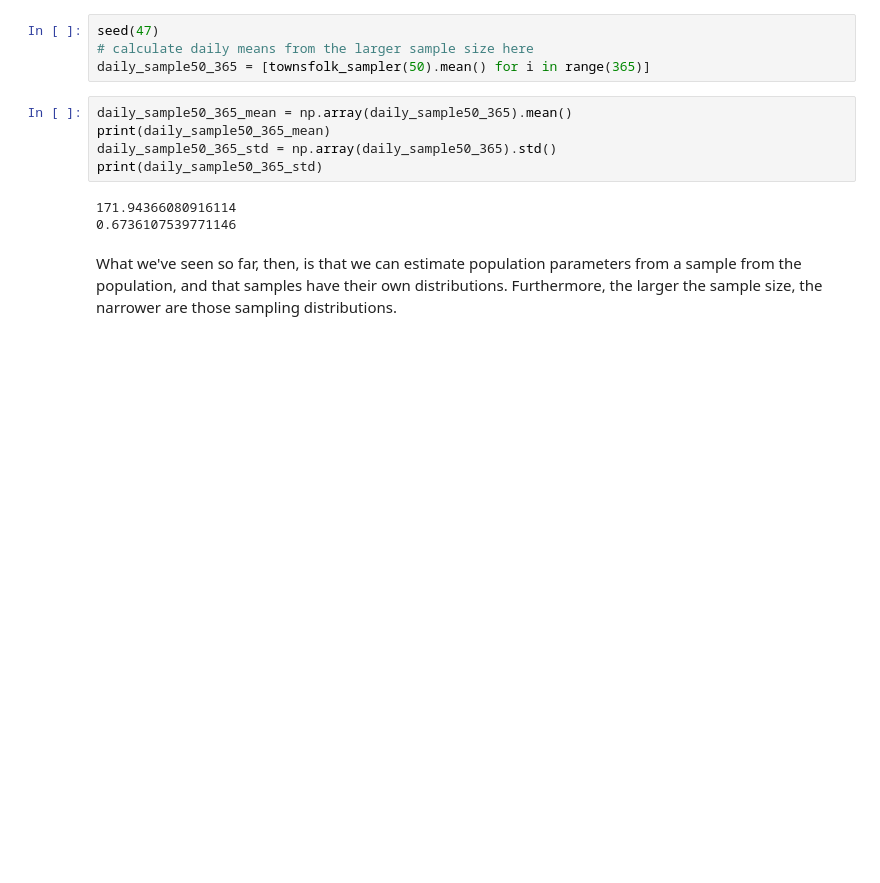
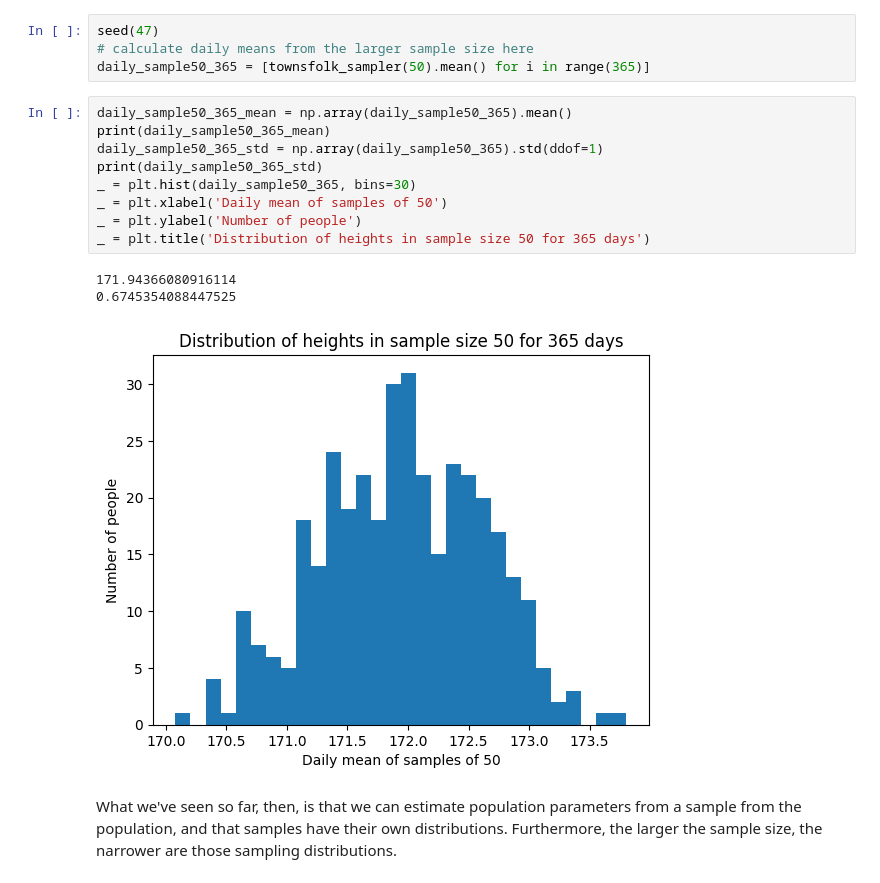
Before and after one commit to dqminhv/Frequentist_Inference_A, a Jupyter notebook: Frequentist Inference Case Study - Part A (3).ipynb, the cells around one changed output. Saved outputs shown, nothing was run; the diff lists cells and outputs as text; blank space fills up the shorter version.

```diff
--- a/Frequentist Inference Case Study - Part A (3).ipynb
+++ b/Frequentist Inference Case Study - Part A (3).ipynb
@@ -276,14 +276,19 @@ __A:__
 seed(47)
 # calculate daily means from the larger sample size here
 daily_sample50_365 = [townsfolk_sampler(50).mean() for i in range(365)]
-# %%
-daily_sample50_365_mean = np.array(daily_sample50_365).mean()
-print(daily_sample50_365_mean)
-daily_sample50_365_std = np.array(daily_sample50_365).std()
-print(daily_sample50_365_std)
-# %% [output]
-171.94366080916114
-0.6736107539771146
+# %%
+daily_sample50_365_mean = np.array(daily_sample50_365).mean()
+print(daily_sample50_365_mean)
+daily_sample50_365_std = np.array(daily_sample50_365).std(ddof=1)
+print(daily_sample50_365_std)
+_ = plt.hist(daily_sample50_365, bins=30)
+_ = plt.xlabel('Daily mean of samples of 50')
+_ = plt.ylabel('Number of people')
+_ = plt.title('Distribution of heights in sample size 50 for 365 days')
+# %% [output]
+171.94366080916114
+0.6745354088447525
+[figure, added]
 # %% [markdown]
 What we've seen so far, then, is that we can estimate population parameters from a sample from the population, and that samples have their own distributions. Furthermore, the larger the sample size, the narrower are those sampling distributions.
 # %% [markdown]
```
Also changed, not shown: parts of 14 cells of this notebook.
